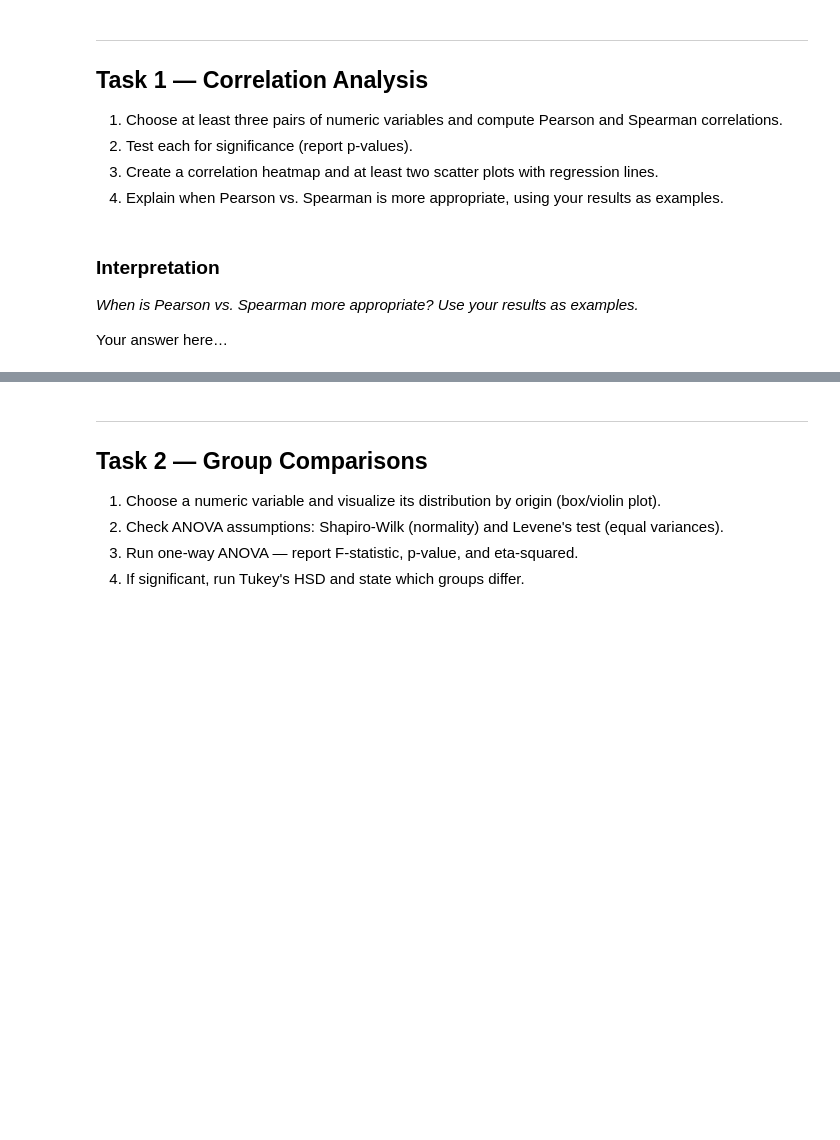
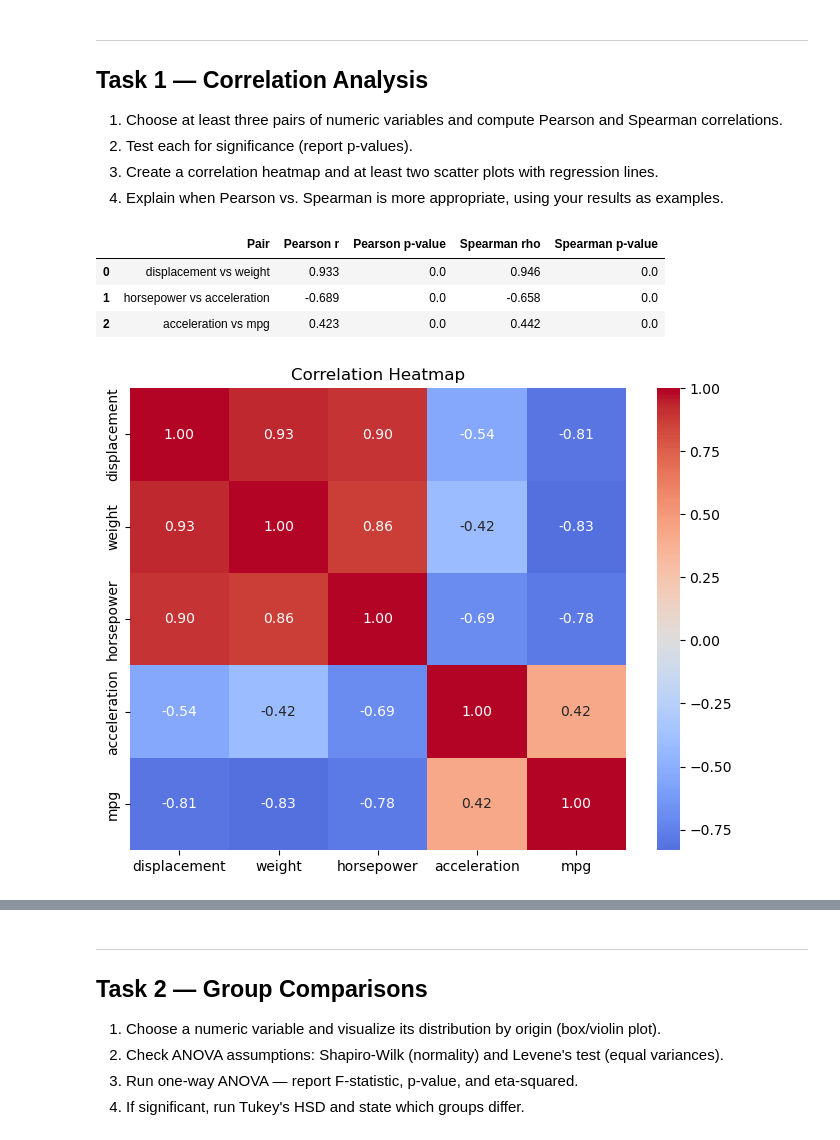
Before and after one commit to Data-AI-IDDA/m3-13-assessment, a Jupyter notebook: m3-13-assessment.ipynb, the cells around one changed output, grey strips where cells are left out. Drawn from its saved outputs; the diff is of its cells as text; code cells hidden in the pictures; blank space fills up the shorter version.

```diff
--- a/m3-13-assessment.ipynb
+++ b/m3-13-assessment.ipynb
@@ -40,6 +66,52 @@ mpg.describe()
-# %% [markdown]
-### Interpretation
-
-*When is Pearson vs. Spearman more appropriate? Use your results as examples.*
-
-Your answer here…
+# %%
+# Correlation coefficients and p-values
+
+pairs = [
+    ("displacement", "weight"),
+    ("horsepower", "acceleration"),
+    ("acceleration", "mpg")
+]
+
+results = []
+
+for x, y in pairs:
+    # Pearson
+    r, p_r = stats.pearsonr(mpg[x], mpg[y])
+
+    # Spearman
+    rho, p_rho = stats.spearmanr(mpg[x], mpg[y])
+
+    results.append({
+        "Pair": f"{x} vs {y}",
+        "Pearson r": r,
+        "Pearson p-value": p_r,
+        "Spearman rho": rho,
+        "Spearman p-value": p_rho
+    })
+
+corr_df = pd.DataFrame(results)
+corr_df.round(3)
+# %% [output]
+|  | Pair | Pearson r | Pearson p-value | Spearman rho | Spearman p-value |
+| 0 | displacement vs weight | 0.933 | 0.0 | 0.946 | 0.0 |
+| 1 | horsepower vs acceleration | -0.689 | 0.0 | -0.658 | 0.0 |
+| 2 | acceleration vs mpg | 0.423 | 0.0 | 0.442 | 0.0 |
+# %%
+# Correlation heatmap
+
+numeric_cols = ["displacement", "weight", "horsepower", "acceleration", "mpg"]
+
+corr_matrix = mpg[numeric_cols].corr()
+
+plt.figure(figsize=(8, 6))
+sns.heatmap(
+    corr_matrix,
+    annot=True,
+    fmt=".2f",
+    cmap="coolwarm",
+    center=0
+)
+plt.title("Correlation Heatmap")
+plt.show()
+# %% [output]
+[figure, added]
```
Also changed, not shown: parts of 33 cells of this notebook.
